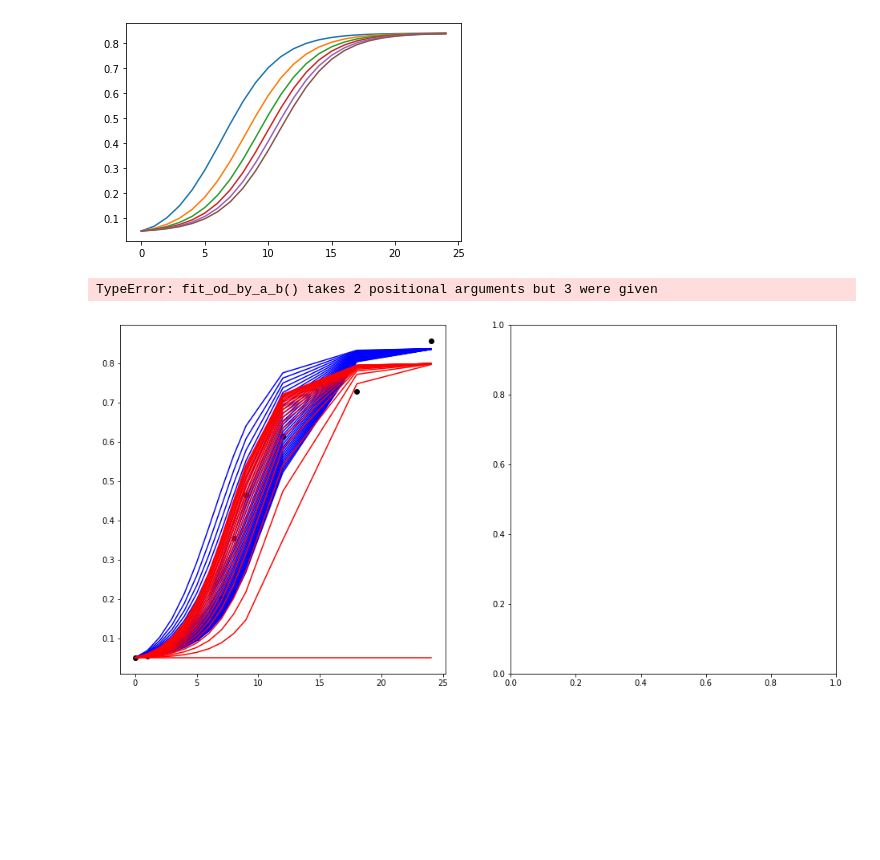
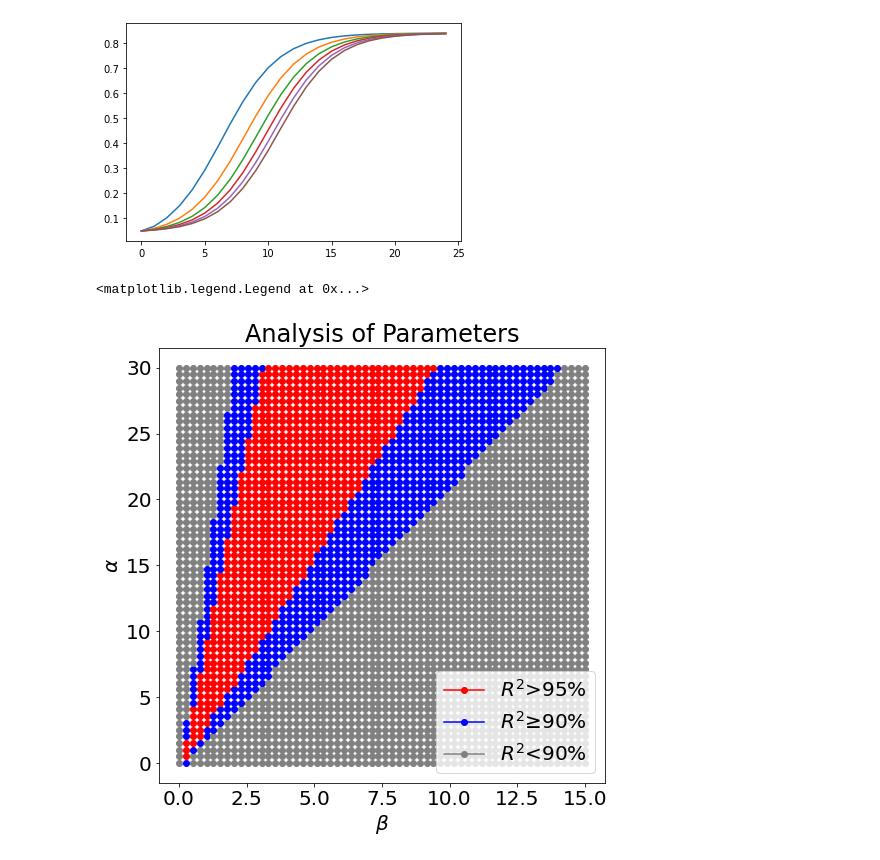
Before and after one commit to yyngfive/model-igem, a Jupyter notebook: AgNP-SAD-model.ipynb, the cells around one changed output. Cells and saved outputs as stored; diff of their text form; code cells hidden in the pictures; blank space fills up the shorter version.

```diff
--- a/AgNP-SAD-model.ipynb
+++ b/AgNP-SAD-model.ipynb
@@ -90,7 +98,7 @@ popt,pcov
 # %%
 #寻找beta，alpha
-def fit_od_by_a_b(t,beta):
-    return fit_od(t = t,beta = beta,k0=0.4978,A=0.8382,alpha = 5)
+def fit_od_by_a_b(t,beta,alpha):
+    return fit_od(t = t,beta = beta,k0=0.4978,A=0.8382,alpha = alpha)
 Na0,Ns0,Nd0 = (0,0.05,0)
 treat1 = df_s[df_s['treat'] == 6.25]
 treat2 = df_s[df_s['treat'] == 12.5]
@@ -152,34 +168,41 @@ for a in np.arange(0,30,5):
 # %%
 # 查看alpha 和 beta 关系
 from itertools import product
-plt.figure(figsize=(16,8))
-plt.subplot(121)
-for a in np.arange(0,30,1):
-    fitted_od = fit_od(time_s,3.56,0.45,0.8382,a)
-    plt.plot(time_s,fitted_od,color = 'blue')
-for b in np.arange(0,10,0.5):
-    fitted_od = fit_od(time_s,b,0.5,0.8,19)
-    plt.plot(time_s,fitted_od,color = 'red')
-plt.scatter(time_s,treat1['od'],color = 'black')
-plt.subplot(122)
-scale = 50
-beta = np.linspace(0,50,scale)
-alpha = np.linspace(0,50,scale)
+from matplotlib.lines import Line2D
+from matplotlib.patches import Patch
+plt.figure(figsize=(8,8))
+#plt.subplot(121)
+# for a in np.arange(0,30,1):
+#     fitted_od = fit_od(time_s,3.56,0.45,0.8382,a)
+#     plt.plot(time_s,fitted_od,color = 'blue')
+# for b in np.arange(0,10,0.5):
+#     fitted_od = fit_od(time_s,b,0.5,0.8,19)
+#     plt.plot(time_s,fitted_od,color = 'red')
+# plt.scatter(time_s,treat1['od'],color = 'black')
+# plt.subplot(122)
+scale = 60
+beta = np.linspace(0,15,scale)
+alpha = np.linspace(0,30,scale)
 
 for b,a in product(beta,alpha):
 
     fitted = fit_od_by_a_b(time_s,b,a)
     r2 = R_squared(treat1['od'],fitted)
 
     if r2>0.95:
         color = 'red'
     elif 0.95>=r2>=0.9:
         color = 'blue'
     else:
         color = 'gray'
     plt.scatter(b,a,color = color)
-plt.xlabel("beta")
-plt.ylabel("alpha")
+plt.xlabel(r'$ \beta $')
+plt.ylabel(r'$ \alpha $')
+plt.title('Analysis of Parameters')
+legend_elements = [Line2D([0], [0], marker='o',color = 'red', label='$R^2$>95%'),
+                   Line2D([0], [0], marker='o',color='blue', label='$R^2$≥90%'),
+                   Line2D([0], [0], marker='o',color='gray', label='$R^2$<90%'),]
+plt.legend(handles=legend_elements,loc = 'lower right')
 # %% [output]
-TypeError: fit_od_by_a_b() takes 2 positional arguments but 3 were given
+<matplotlib.legend.Legend at 0x...>
-[figure, old version]
+[figure, new version]
```
Also changed, not shown: parts of 18 cells of this notebook, 2 other files.
